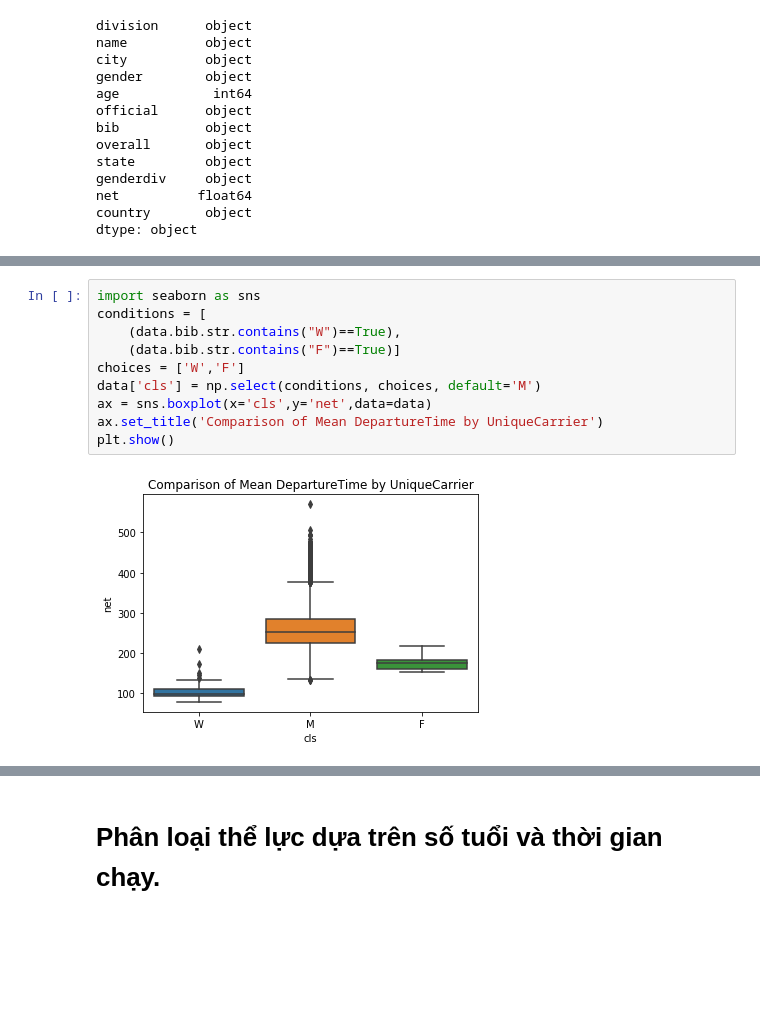
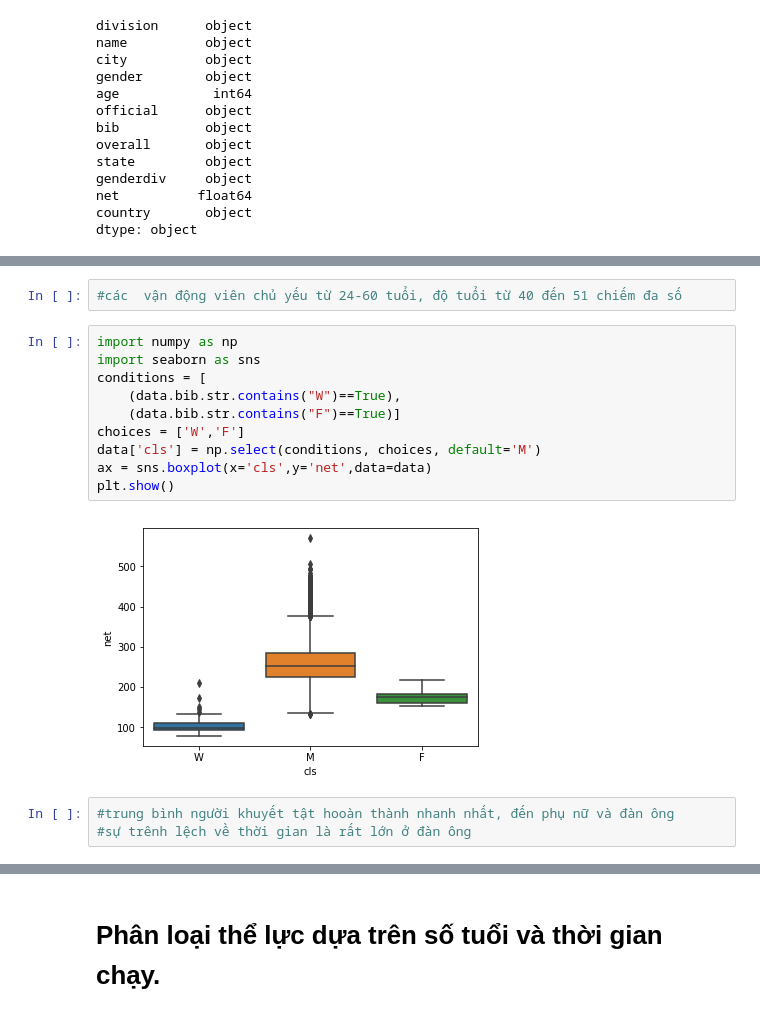
Before and after one commit to khanhkhanh96/marathon, a Jupyter notebook: Untitled.ipynb, the cells around one changed output, grey strips where cells are left out. Saved outputs shown, nothing was run; the diff lists cells and outputs as text; blank space fills up the shorter version.

```diff
--- a/Untitled.ipynb
+++ b/Untitled.ipynb
@@ -69,15 +87,20 @@ Name: state, Length: 67, dtype: int64
+# %%
+#các  vận động viên chủ yếu từ 24-60 tuổi, độ tuổi từ 40 đến 51 chiếm đa số
 # %%
+import numpy as np
 import seaborn as sns
 conditions = [
     (data.bib.str.contains("W")==True),
     (data.bib.str.contains("F")==True)]
 choices = ['W','F']
 data['cls'] = np.select(conditions, choices, default='M')
 ax = sns.boxplot(x='cls',y='net',data=data)
-ax.set_title('Comparison of Mean DepartureTime by UniqueCarrier')
 plt.show()
 # %% [output]
-[figure, old version]
+[figure, new version]
+# %%
+#trung bình người khuyết tật hooàn thành nhanh nhất, đến phụ nữ và đàn ông
+#sự trênh lệch về thời gian là rất lớn ở đàn ông
 # %%
 
 ax = sns.boxplot(x='age',y='net',data=data)
```
Also changed, not shown: parts of 29 cells of this notebook.
